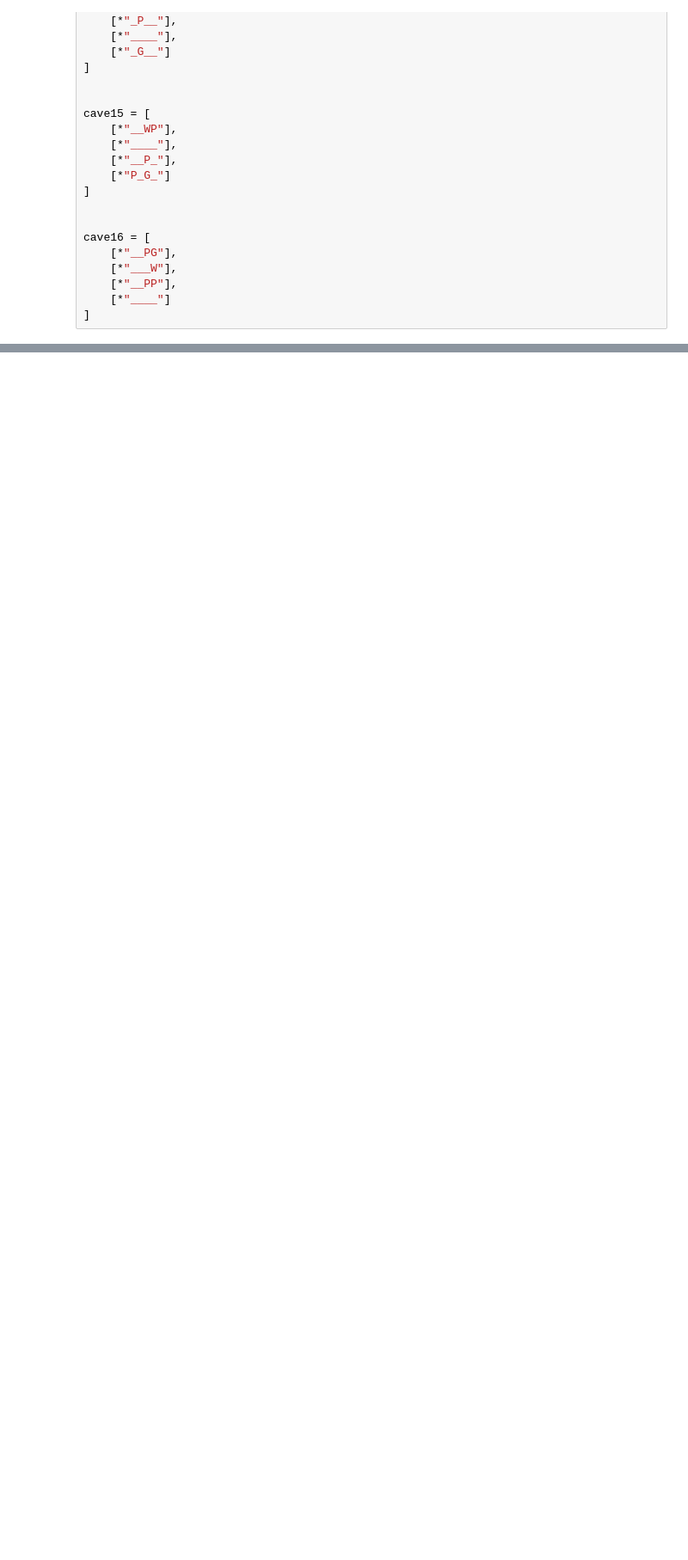
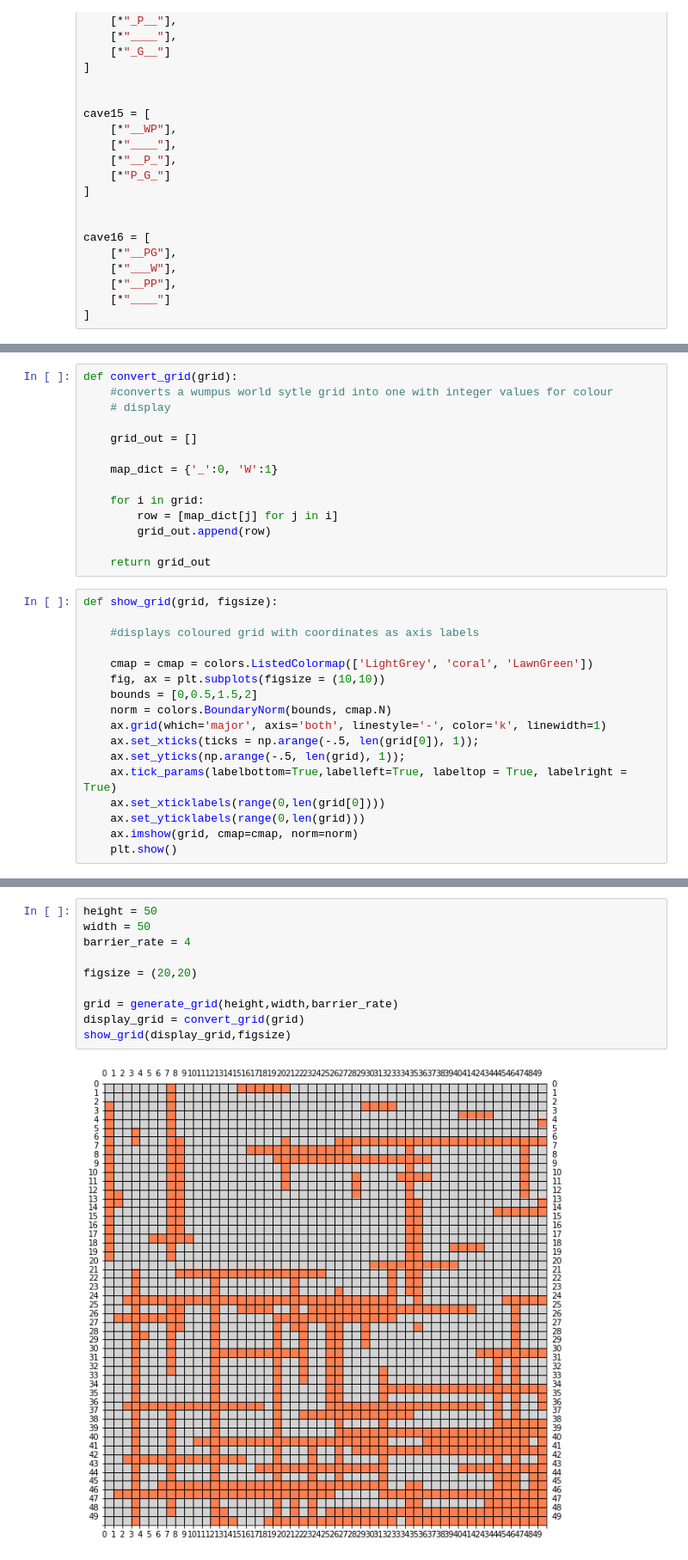
Before and after one commit to timwright614/codewars, a Jupyter notebook: 2kyu/Wumpus_World.ipynb, the cells around one changed output, grey strips where cells are left out. Shown: that part at 86% size. Drawn from its saved outputs; the diff is of its cells as text; blank space fills up the shorter version.

Commit message:
updated wumpus navigation display

```diff
--- a/2kyu/Wumpus_World.ipynb
+++ b/2kyu/Wumpus_World.ipynb
@@ -178,0 +264,31 @@ get_neighbours(3,13,grid)
+# %%
+def convert_grid(grid):
+    #converts a wumpus world sytle grid into one with integer values for colour
+    # display
+
+    grid_out = []
+
+    map_dict = {'_':0, 'W':1}
+
+    for i in grid:
+        row = [map_dict[j] for j in i]
+        grid_out.append(row)
+
+    return grid_out
+# %%
+def show_grid(grid, figsize):
+
+    #displays coloured grid with coordinates as axis labels
+
+    cmap = cmap = colors.ListedColormap(['LightGrey', 'coral', 'LawnGreen'])
+    fig, ax = plt.subplots(figsize = (10,10))
+    bounds = [0,0.5,1.5,2]
+    norm = colors.BoundaryNorm(bounds, cmap.N)
+    ax.grid(which='major', axis='both', linestyle='-', color='k', linewidth=1)
+    ax.set_xticks(ticks = np.arange(-.5, len(grid[0]), 1));
+    ax.set_yticks(np.arange(-.5, len(grid), 1));
+    ax.tick_params(labelbottom=True,labelleft=True, labeltop = True, labelright = True)
+    ax.set_xticklabels(range(0,len(grid[0])))
+    ax.set_yticklabels(range(0,len(grid)))
+    ax.imshow(grid, cmap=cmap, norm=norm)
+    plt.show()
@@ -178,0 +330,12 @@ get_neighbours(3,13,grid)
+# %%
+height = 50
+width = 50
+barrier_rate = 4
+
+figsize = (20,20)
+
+grid = generate_grid(height,width,barrier_rate)
+display_grid = convert_grid(grid)
+show_grid(display_grid,figsize)
+# %% [output]
+[figure, added]
```
Also changed, not shown: parts of 31 cells of this notebook.
